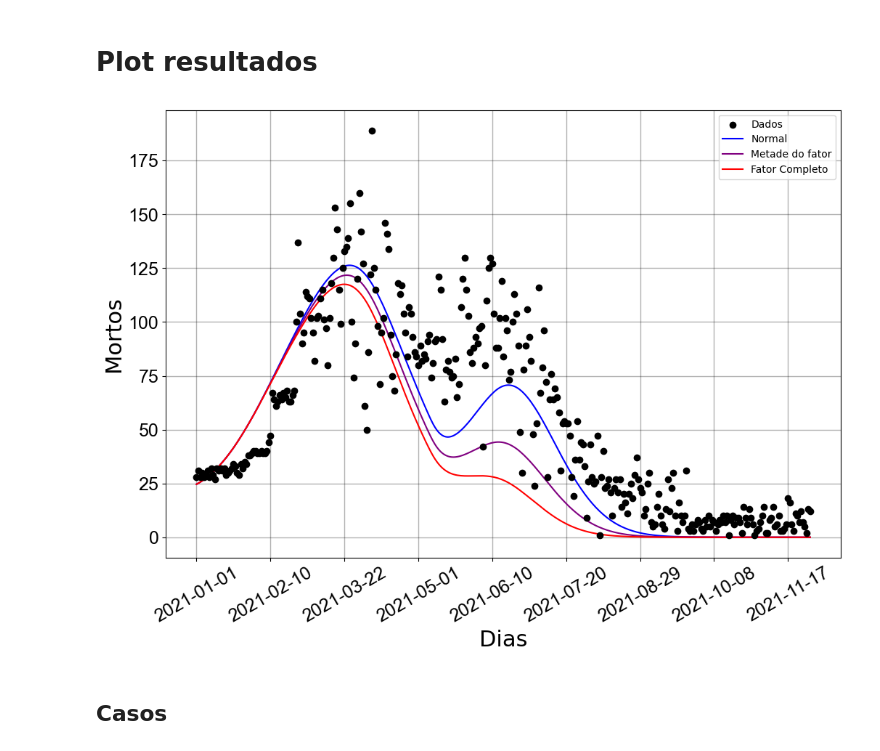
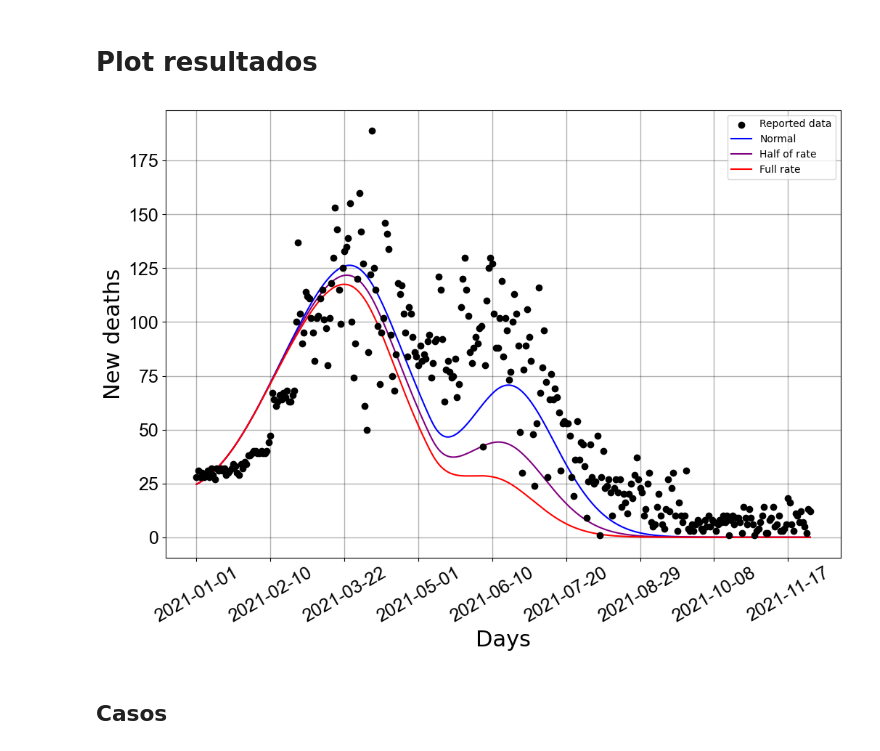
Before and after one commit to filipe7788/SEIHURD, a Jupyter notebook: cenarios_de_simulacao/taxa_de_vacinacao_alterada-fator.ipynb, the cells around one changed output. Drawn from its saved outputs; the diff is of its cells as text; code cells hidden in the pictures.

```diff
--- a/cenarios_de_simulacao/taxa_de_vacinacao_alterada-fator.ipynb
+++ b/cenarios_de_simulacao/taxa_de_vacinacao_alterada-fator.ipynb
@@ -79,9 +79,7 @@ fator_multiplicacao
 # %%
 def SEIIHURD(y,t, args):
 
-    beta0, beta1, beta2,beta3, t1, t2,t3, listau = args
-
-    tau = listau[t]
+    beta0, beta1, beta2,beta3, t1, t2,t3, vacinacao_adiantada = args
 
     if t<t1:
         beta=beta0
@@ -93,6 +91,13 @@ def SEIIHURD(y,t, args):
         beta=beta3
 
     beta_v = beta/2
+
+    if vacinacao_adiantada == "METADE":
+        tau = novos_vacinados[int(t)] + novos_vacinados[int(t)]*(fator_multiplicacao/2)
+    elif vacinacao_adiantada == "DOBRO":
+        tau = novos_vacinados[int(t)] + novos_vacinados[int(t)]*fator_multiplicacao
+    else:
+        tau = novos_vacinados[int(t)]
 
 
     N=14873064
@@ -206,7 +203,7 @@ ax.grid(which='major', axis='both', color='black',linewidth=1.,alpha=0.3)
 
 # Taxa de mortos - dados
 taxa_mortos_dados = np.diff(mortos_dados)
-ax.scatter(datas[:len(taxa_mortos_dados)], taxa_mortos_dados, color='black', zorder=3, label='Dados')
+ax.scatter(datas[:len(taxa_mortos_dados)], taxa_mortos_dados, color='black', zorder=3, label='Reported data')
 
 # Taxa de mortos - modelo
 taxa_mortos_modelo_normal = np.diff(N*mortes_resultados_normal)
@@ -216,36 +213,36 @@ ax.plot(datas[:len(taxa_mortos_modelo_normal)], taxa_mortos_modelo_normal, color
 # Taxa de mortos - modelo
 taxa_mortos_modelo_adiantado = np.diff(N*mortes_resultados_metade)
 #Plot the fitted function as a line.
-ax.plot(datas[:len(taxa_mortos_modelo_adiantado)], taxa_mortos_modelo_adiantado, color='purple',label='Metade do fator')
+ax.plot(datas[:len(taxa_mortos_modelo_adiantado)], taxa_mortos_modelo_adiantado, color='purple',label='Half of rate')
 
 # Taxa de mortos - modelo
 taxa_mortos_modelo_dobro = np.diff(N*mortes_resultados_dobro)
 #Plot the fitted function as a line.
-ax.plot(datas[:len(taxa_mortos_modelo_dobro)], taxa_mortos_modelo_dobro, color='red',label='Fator Completo')
+ax.plot(datas[:len(taxa_mortos_modelo_dobro)], taxa_mortos_modelo_dobro, color='red',label='Full rate')
 
 
 ax.autoscale()
 
 #Set the labels
-ax.set_ylabel('Mortos',fontsize=22)
-ax.set_xlabel('Dias', fontsize=22)
+ax.set_ylabel('New deaths',fontsize=22)
+ax.set_xlabel('Days', fontsize=22)
 #Set the title
 #The size of the numbers on the axixis
 ax.tick_params(labelsize=18)
 
 #Limiting the ammount of dates on the X axixs
 ax.xaxis.set_major_locator(pl.MaxNLocator(10))
 #Rotating the dates for better visualization
 pl.setp(ax.get_xticklabels(), rotation=30)
 
 
 #Setting the font of the numbers on the axixis as ARIAL
 for tick in ax.get_xticklabels():
     tick.set_fontname("Arial")
 for tick in ax.get_yticklabels():
     tick.set_fontname("Arial")
 pl.legend()
 #Show Graph
 pl.show()
 # %% [output]
-[figure, old version]
+[figure, new version]
```
Also changed, not shown: parts of 3 cells of this notebook, 20 other files.
